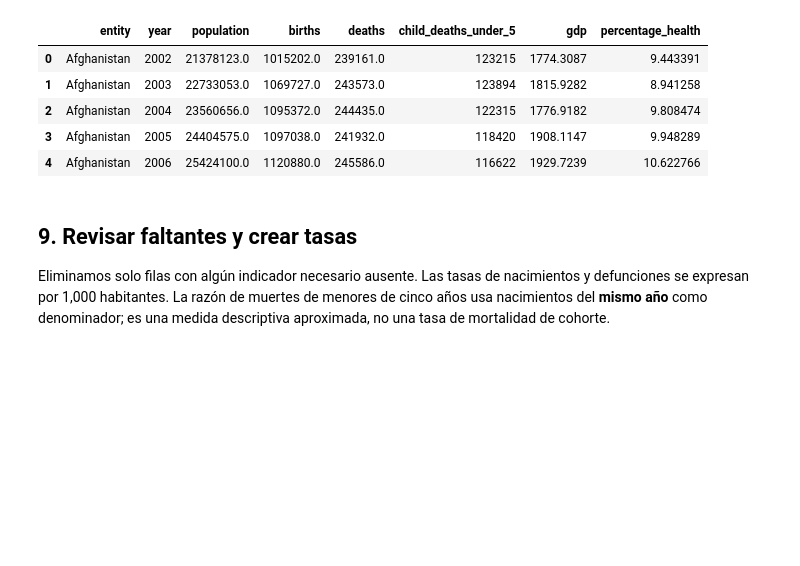
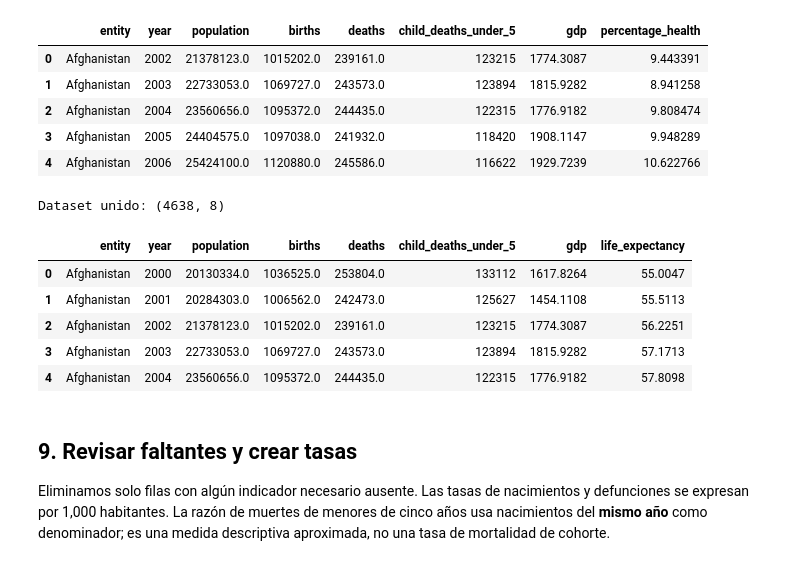
Before and after one commit to zaratemontserrat74-afk/Big-Data, a Jupyter notebook: U3_1_probabilidad_estatistica/notebooks/U3_2_Preparacion_dataset.ipynb, the cells around one changed output. Saved outputs shown, nothing was run; the diff lists cells and outputs as text; code cells hidden in the pictures; blank space fills up the shorter version.

Commit message:
variable7

```diff
--- a/U3_1_probabilidad_estatistica/notebooks/U3_2_Preparacion_dataset.ipynb
+++ b/U3_1_probabilidad_estatistica/notebooks/U3_2_Preparacion_dataset.ipynb
@@ -293,6 +293,21 @@ Dataset unido: (4244, 8)
 | 2 | Afghanistan | 2004 | 23560656.0 | 1095372.0 | 244435.0 | 122315 | 1776.9182 | 9.808474 |
 | 3 | Afghanistan | 2005 | 24404575.0 | 1097038.0 | 241932.0 | 118420 | 1908.1147 | 9.948289 |
 | 4 | Afghanistan | 2006 | 25424100.0 | 1120880.0 | 245586.0 | 116622 | 1929.7239 | 10.622766 |
+# %%
+variable_life = pd.merge(
+    variable_gdp, df_life_limpio,
+    on=["entity", "year"], how="inner", validate="one_to_one"
+)
+print("Dataset unido:", variable_life.shape)
+display(variable_life.head())
+# %% [output]
+Dataset unido: (4638, 8)
+|  | entity | year | population | births | deaths | child_deaths_under_5 | gdp | life_expectancy |
+| 0 | Afghanistan | 2000 | 20130334.0 | 1036525.0 | 253804.0 | 133112 | 1617.8264 | 55.0047 |
+| 1 | Afghanistan | 2001 | 20284303.0 | 1006562.0 | 242473.0 | 125627 | 1454.1108 | 55.5113 |
+| 2 | Afghanistan | 2002 | 21378123.0 | 1015202.0 | 239161.0 | 123215 | 1774.3087 | 56.2251 |
+| 3 | Afghanistan | 2003 | 22733053.0 | 1069727.0 | 243573.0 | 123894 | 1815.9282 | 57.1713 |
+| 4 | Afghanistan | 2004 | 23560656.0 | 1095372.0 | 244435.0 | 122315 | 1776.9182 | 57.8098 |
 # %% [markdown]
 ## 9. Revisar faltantes y crear tasas
 
```
Also changed, not shown: parts of 4 cells of this notebook, 1 other file.
